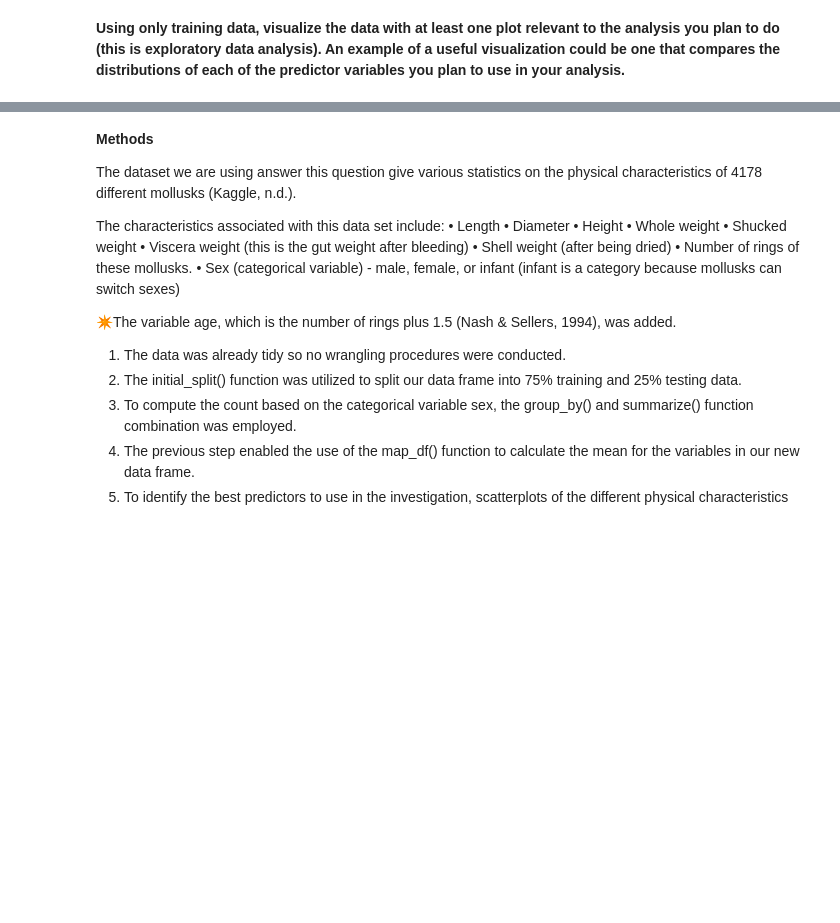
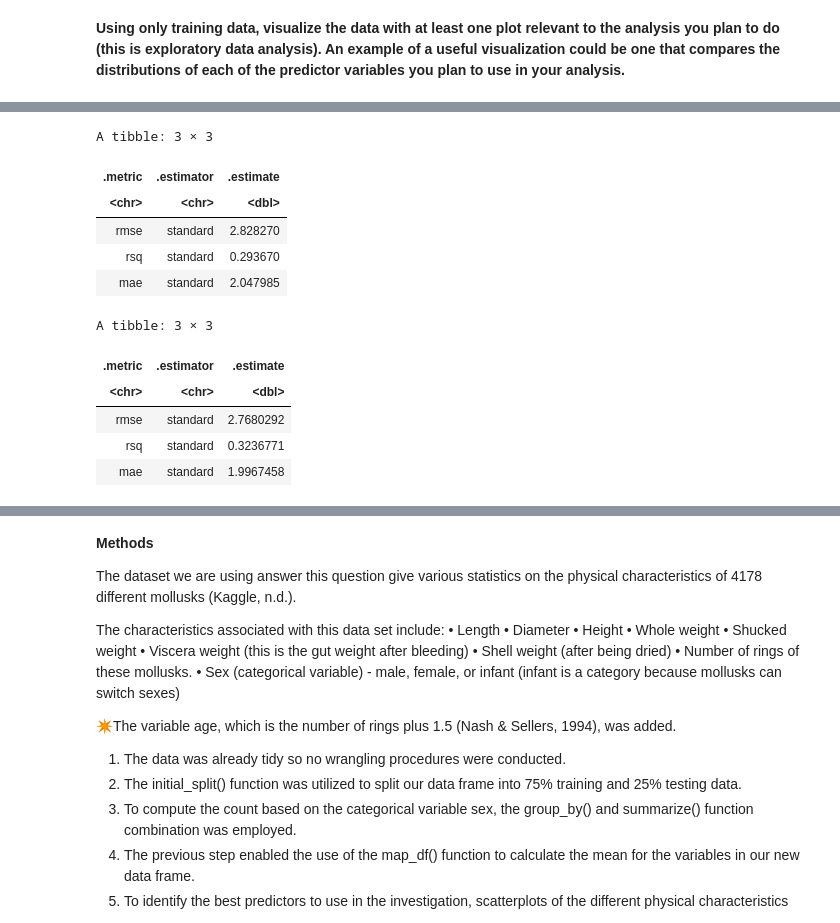
Before and after one commit to laurelyne/group_28_project, a Jupyter notebook: proposal new version.ipynb, the cells around one changed output, grey strips where cells are left out. Cells and saved outputs as stored; diff of their text form; code cells hidden in the pictures; blank space fills up the shorter version.

```diff
--- a/proposal new version.ipynb
+++ b/proposal new version.ipynb
@@ -214,0 +230,49 @@ comparative_plot_shell_weight
+# %%
+lm_spec <- linear_reg() |>
+set_engine("lm") |>
+set_mode("regression")
+
+lm_recipe <- recipe(age~length, data=shell_train)
+
+lm_fit <- workflow() |>
+add_recipe(lm_recipe) |>
+add_model(lm_spec) |>
+fit(data=shell_train)
+
+lm_test_results <- lm_fit |>
+predict(shell_test) |>
+bind_cols(shell_test) |>
+metrics(truth=age, estimate=.pred)
+
+lm_test_results
+
+lm_spec2 <- linear_reg() |>
+set_engine("lm") |>
+set_mode("regression")
+
+lm_recipe2 <- recipe(age~length+diameter, data=shell_train)
+
+lm_fit2 <- workflow() |>
+add_recipe(lm_recipe2) |>
+add_model(lm_spec2) |>
+fit(data=shell_train)
+
+lm_test_results2 <- lm_fit2 |>
+predict(shell_test) |>
+bind_cols(shell_test) |>
+metrics(truth=age, estimate=.pred)
+
+lm_test_results2
+# %% [output]
+A tibble: 3 × 3
+| .metric | .estimator | .estimate |
+| <chr> | <chr> | <dbl> |
+| rmse | standard | 2.828270 |
+| rsq | standard | 0.293670 |
+| mae | standard | 2.047985 |
+A tibble: 3 × 3
+| .metric | .estimator | .estimate |
+| <chr> | <chr> | <dbl> |
+| rmse | standard | 2.7680292 |
+| rsq | standard | 0.3236771 |
+| mae | standard | 1.9967458 |
```
Also changed, not shown: parts of 12 cells of this notebook.
